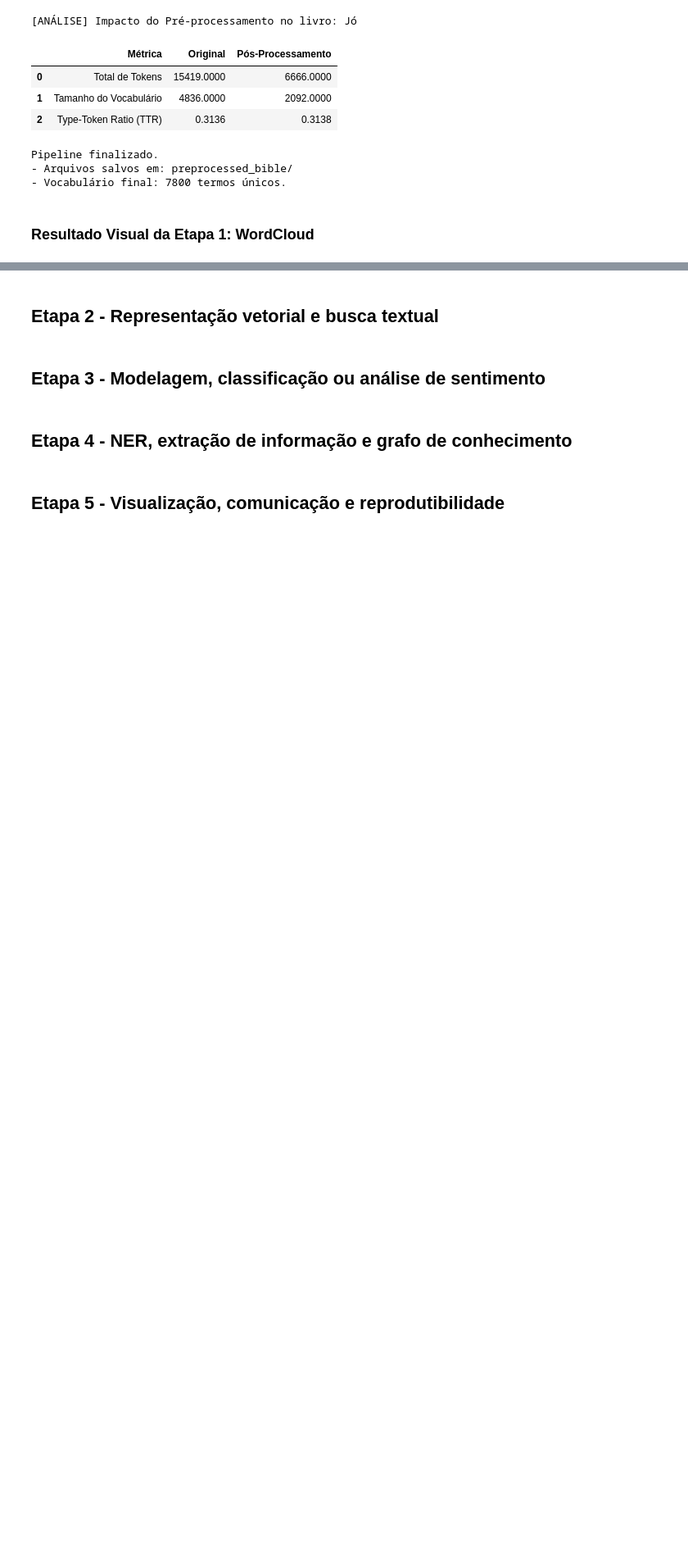
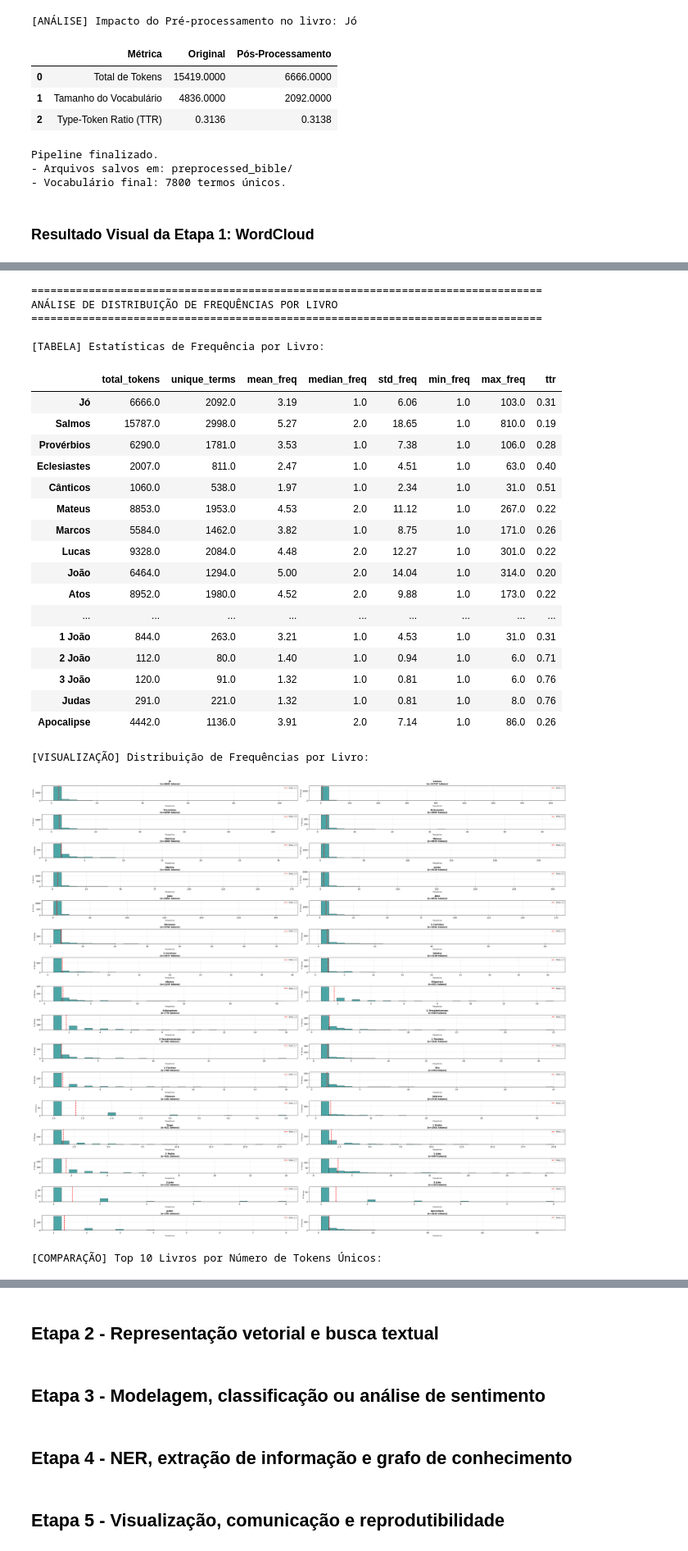
Before and after one commit to gabriel-q7/NLP-bible-exercise, a Jupyter notebook: trabalho.ipynb, the cells around one changed output, grey strips where cells are left out. Shown at 82% size. Saved outputs shown, nothing was run; the diff lists cells and outputs as text; code cells hidden in the pictures; blank space fills up the shorter version.

Commit message:
refactor: adjusts in results display

```diff
--- a/trabalho.ipynb
+++ b/trabalho.ipynb
@@ -466,7 +490,7 @@ import matplotlib.pyplot as plt
 from collections import Counter
 import pandas as pd
 
-# 1. Análise de frequência por livro
+# Análise de frequência por livro
 print("=" * 80)
 print("ANÁLISE DE DISTRIBUIÇÃO DE FREQUÊNCIAS POR LIVRO")
 print("=" * 80)
@@ -492,82 +516,79 @@ for book_idx, (book_name, tokens) in enumerate(zip(dfb_selected['name'], corpus_
 
     book_statistics[book_name] = stats
 
-# 2. Tabela comparativa de todos os livros
+# Tabela comparativa de todos os livros
 df_books_stats = pd.DataFrame(book_statistics).T
 df_books_stats = df_books_stats.round(2)
 
 print("\n[TABELA] Estatísticas de Frequência por Livro:\n")
 display(df_books_stats)
 
-# 3. Visualização: Histogramas por livro (Grid com subplots)
+# Visualização: Histogramas por livro (Grid com subplots)
 print("\n[VISUALIZAÇÃO] Distribuição de Frequências por Livro:")
 
-# Criar grid de subplots (5 linhas, 7 colunas para 32 livros)
+# Criar grid de subplots (3 colunas para 32 livros)
 n_books = len(dfb_selected)
-n_cols = 7
+n_cols = 2 # Alterado para 2 colunas
 n_rows = (n_books + n_cols - 1) // n_cols
 
-fig, axes = plt.subplots(n_rows, n_cols, figsize=(20, 12))
+fig, axes = plt.subplots(n_rows, n_cols, figsize=(35, 30)) # Increased figsize
 axes = axes.flatten()  # Achatar para iteração fácil
 
 for idx, (book_name, tokens) in enumerate(zip(dfb_selected['name'], corpus_final)):
     freq_counter = Counter(tokens)
     freq_values = list(freq_counter.values())
 
     ax = axes[idx]
     ax.hist(freq_values, bins=30, color='teal', alpha=0.7, edgecolor='black')
     ax.set_title(f'{book_name}\n(n={len(tokens)} tokens)', fontsize=10, fontweight='bold')
     ax.set_xlabel('Frequência', fontsize=8)
     ax.set_ylabel('# Termos', fontsize=8)
     ax.grid(True, alpha=0.3)
 
     # Adicionar estatísticas no gráfico
     mean_f = book_statistics[book_name]['mean_freq']
     ax.axvline(mean_f, color='red', linestyle='--', linewidth=2, label=f'Média: {mean_f:.1f}')
     ax.legend(fontsize=7)
 
 # Remover subplots vazios
 for idx in range(n_books, len(axes)):
     fig.delaxes(axes[idx])
 
 plt.tight_layout()
 plt.savefig(output_dir / "frequency_distribution_by_book.png", dpi=100, bbox_inches='tight')
 plt.show()
 
-# 4. Análise Comparativa: Rank vs Frequência (Lei de Zipf) por seleção de livros
-print("\n[ANÁLISE] Lei de Zipf para Seleção de Livros (Primeiros 5 livros):")
-
-selected_books_zipf = list(dfb_selected['name'])[:5]
-fig, axes = plt.subplots(1, 5, figsize=(18, 4))
-
-for idx, book_name in enumerate(selected_books_zipf):
-    tokens = corpus_final[list(dfb_selected['name']).index(book_name)]
-    freq_counter = Counter(tokens)
-    sorted_freqs = sorted(freq_counter.values(), reverse=True)
-    ranks = np.arange(1, len(sorted_freqs) + 1)
-
-    ax = axes[idx]
-    ax.loglog(ranks, sorted_freqs, 'o-', alpha=0.6, markersize=4, color='darkblue')
-    ax.set_xlabel('Rank (log)', fontsize=9)
-    ax.set_ylabel('Frequência (log)', fontsize=9)
-    ax.set_title(f'{book_name}', fontsize=10, fontweight='bold')
-    ax.grid(True, alpha=0.3)
-
-plt.tight_layout()
-plt.savefig(output_dir / "zipf_distribution_sample_books.png", dpi=100, bbox_inches='tight')
-plt.show()
-
-# 5. Análise de Variação: Comparação entre Livros
+# Análise de Variação: Comparação entre Livros
 print("\n[COMPARAÇÃO] Top 10 Livros por Número de Tokens Únicos:")
 top_books_unique = df_books_stats.nlargest(10, 'unique_terms')[['total_tokens', 'unique_terms', 'ttr']]
-print(top_books_unique)
+display(top_books_unique)
 
 print("\n[COMPARAÇÃO] Top 10 Livros por Type-Token Ratio (Diversidade Lexical):")
 top_books_ttr = df_books_stats.nlargest(10, 'ttr')[['total_tokens', 'unique_terms', 'ttr']]
-print(top_books_ttr)
-
-# 6. Exportar relatório em CSV
-df_books_stats.to_csv(output_dir / "book_frequency_statistics.csv", encoding='utf-8')
-print(f"\n[ARQUIVO] Relatório exportado para: {output_dir}/book_frequency_statistics.csv")
-
-print("\n[INFO] Análise de distribuição por livro finalizada com sucesso!")
+display(top_books_ttr)
+# %% [output]
+================================================================================
+ANÁLISE DE DISTRIBUIÇÃO DE FREQUÊNCIAS POR LIVRO
+================================================================================
+
+[TABELA] Estatísticas de Frequência por Livro:
+|  | total_tokens | unique_terms | mean_freq | median_freq | std_freq | min_freq | max_freq | ttr |
+| Jó | 6666.0 | 2092.0 | 3.19 | 1.0 | 6.06 | 1.0 | 103.0 | 0.31 |
+| Salmos | 15787.0 | 2998.0 | 5.27 | 2.0 | 18.65 | 1.0 | 810.0 | 0.19 |
+| Provérbios | 6290.0 | 1781.0 | 3.53 | 1.0 | 7.38 | 1.0 | 106.0 | 0.28 |
+| Eclesiastes | 2007.0 | 811.0 | 2.47 | 1.0 | 4.51 | 1.0 | 63.0 | 0.40 |
+| Cânticos | 1060.0 | 538.0 | 1.97 | 1.0 | 2.34 | 1.0 | 31.0 | 0.51 |
+| Mateus | 8853.0 | 1953.0 | 4.53 | 2.0 | 11.12 | 1.0 | 267.0 | 0.22 |
+| Marcos | 5584.0 | 1462.0 | 3.82 | 1.0 | 8.75 | 1.0 | 171.0 | 0.26 |
+| Lucas | 9328.0 | 2084.0 | 4.48 | 2.0 | 12.27 | 1.0 | 301.0 | 0.22 |
+| João | 6464.0 | 1294.0 | 5.00 | 2.0 | 14.04 | 1.0 | 314.0 | 0.20 |
+| Atos | 8952.0 | 1980.0 | 4.52 | 2.0 | 9.88 | 1.0 | 173.0 | 0.22 |
+| ... | ... | ... | ... | ... | ... | ... | ... | ... |
+| 1 João | 844.0 | 263.0 | 3.21 | 1.0 | 4.53 | 1.0 | 31.0 | 0.31 |
+| 2 João | 112.0 | 80.0 | 1.40 | 1.0 | 0.94 | 1.0 | 6.0 | 0.71 |
+| 3 João | 120.0 | 91.0 | 1.32 | 1.0 | 0.81 | 1.0 | 6.0 | 0.76 |
+| Judas | 291.0 | 221.0 | 1.32 | 1.0 | 0.81 | 1.0 | 8.0 | 0.76 |
+| Apocalipse | 4442.0 | 1136.0 | 3.91 | 2.0 | 7.14 | 1.0 | 86.0 | 0.26 |
+[VISUALIZAÇÃO] Distribuição de Frequências por Livro:
+[figure, added]
+[COMPARAÇÃO] Top 10 Livros por Número de Tokens Únicos:
```
Also changed, not shown: parts of 7 cells of this notebook.
